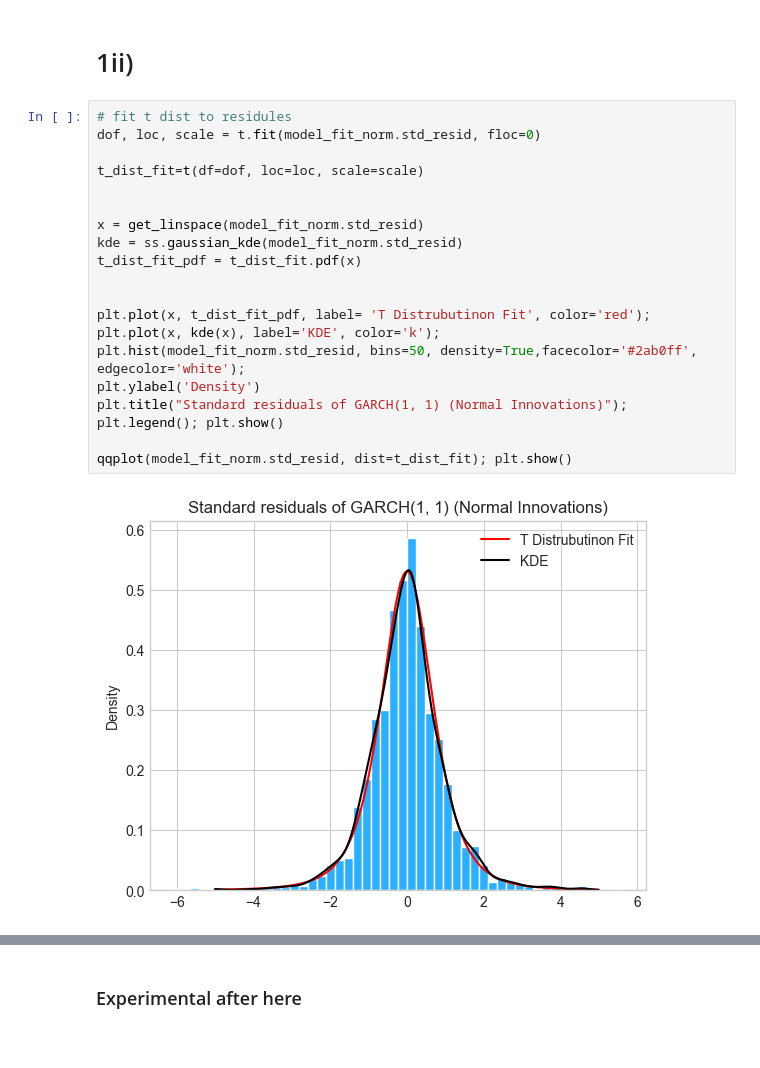
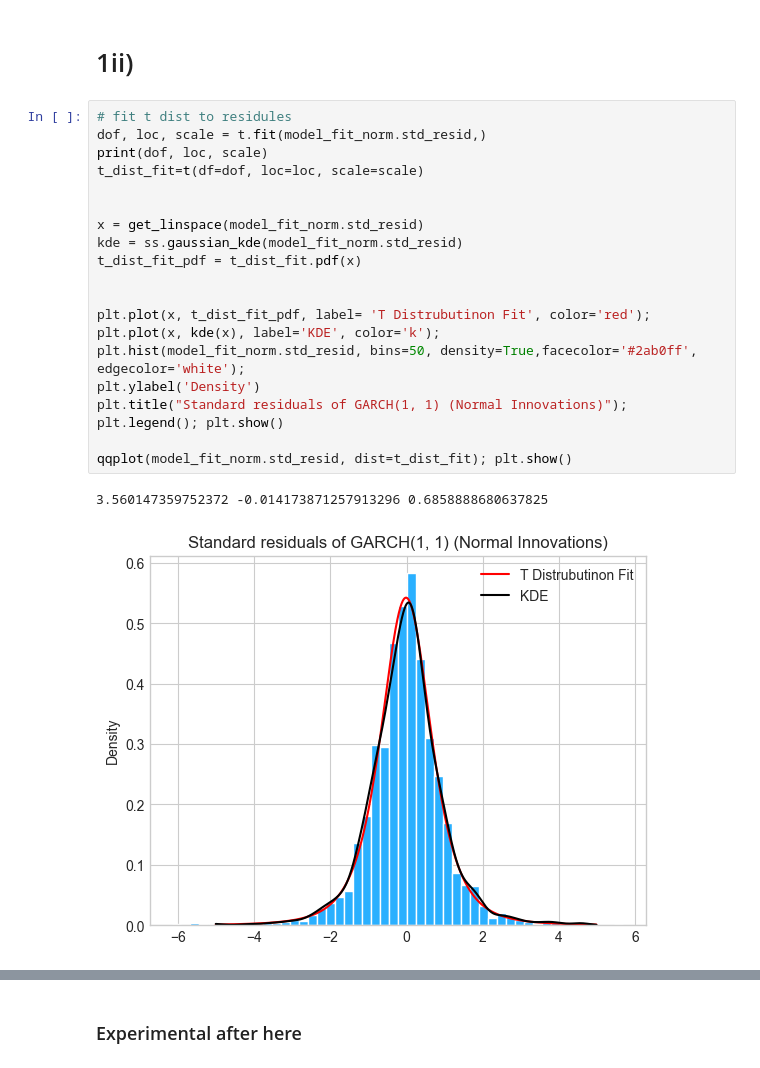
Before and after one commit to georgec123/qrm2, a Jupyter notebook: q2/q2.ipynb, the cells around one changed output, grey strips where cells are left out. Drawn from its saved outputs; the diff is of its cells as text.

```diff
--- a/q2/q2.ipynb
+++ b/q2/q2.ipynb
@@ -110,22 +110,23 @@ plot_acf_graphs(model_fit_norm.std_resid, 'ACF of std res - Norm dist'); plt.sho
 # 1ii)
 # %%
 # fit t dist to residules
-dof, loc, scale = t.fit(model_fit_norm.std_resid, floc=0)
-
+dof, loc, scale = t.fit(model_fit_norm.std_resid,)
+print(dof, loc, scale)
 t_dist_fit=t(df=dof, loc=loc, scale=scale)
 
 
 x = get_linspace(model_fit_norm.std_resid)
 kde = ss.gaussian_kde(model_fit_norm.std_resid)
 t_dist_fit_pdf = t_dist_fit.pdf(x)
 
 
 plt.plot(x, t_dist_fit_pdf, label= 'T Distrubutinon Fit', color='red');
 plt.plot(x, kde(x), label='KDE', color='k');
 plt.hist(model_fit_norm.std_resid, bins=50, density=True,facecolor='#2ab0ff', edgecolor='white');
 plt.ylabel('Density')
 plt.title("Standard residuals of GARCH(1, 1) (Normal Innovations)"); plt.legend(); plt.show()
 
 qqplot(model_fit_norm.std_resid, dist=t_dist_fit); plt.show()
 # %% [output]
+3.560147359752372 -0.014173871257913296 0.6858888680637825
-[figure, old version]
+[figure, new version]
```
Also changed, not shown: parts of 11 cells of this notebook.
